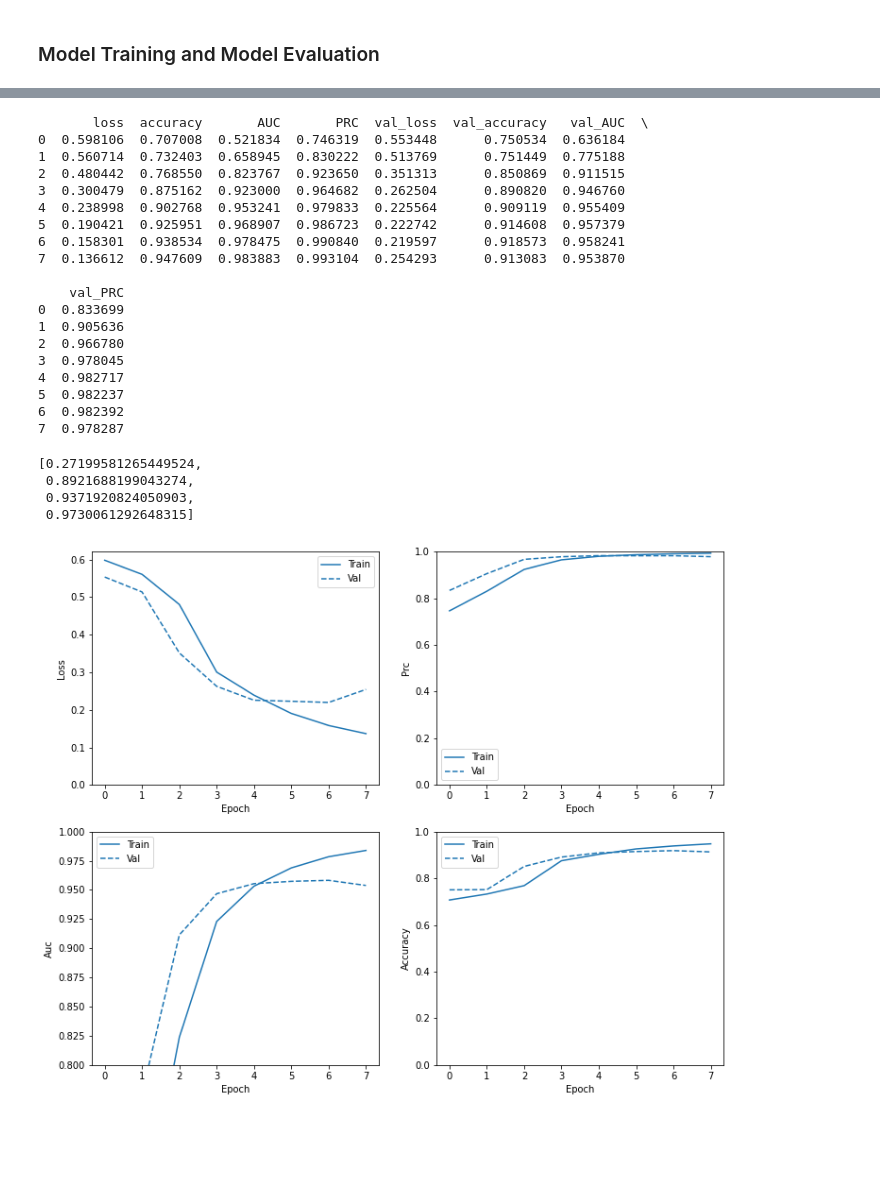
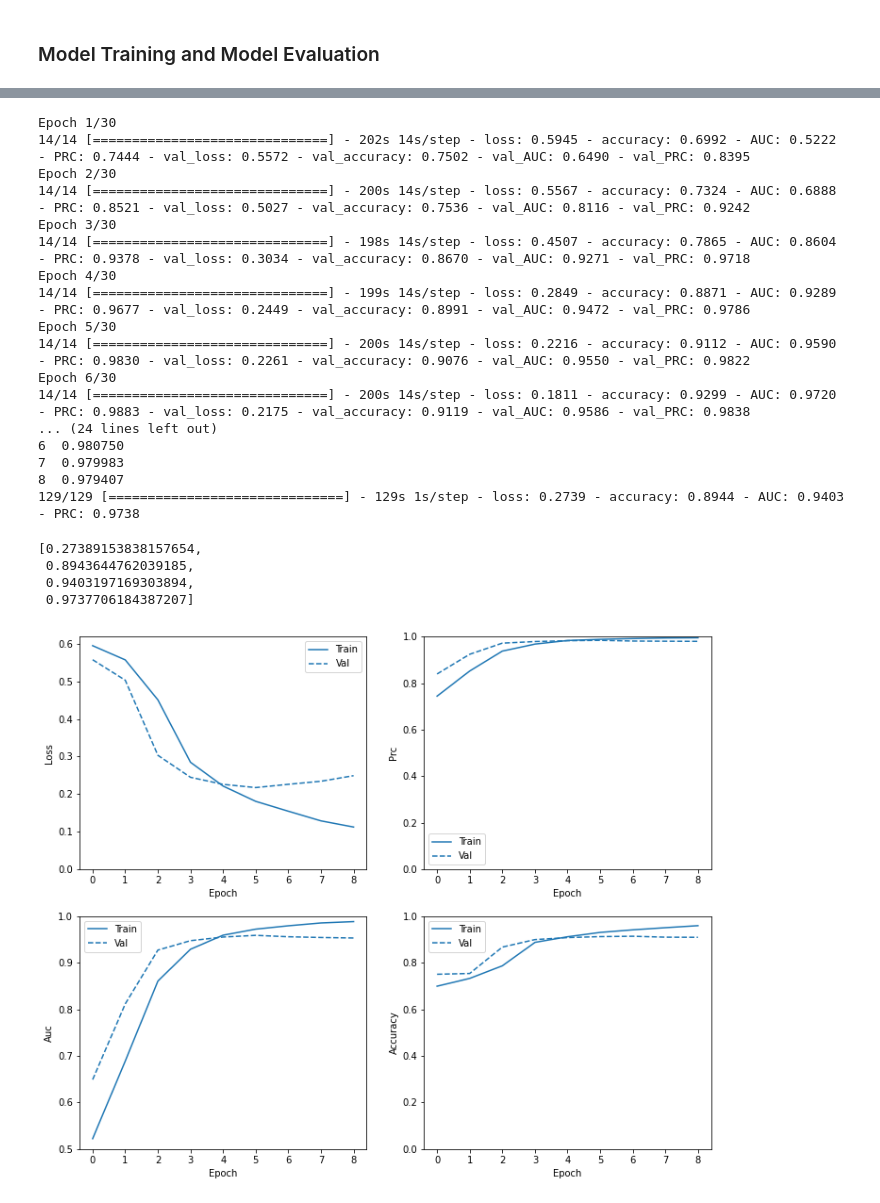
Before and after one commit to ChristineLwin/NLP, a Jupyter notebook: Hotel Review/Hotel_Review_LSTM_BidirGRU_RNN.ipynb, the cells around one changed output, grey strips where cells are left out. Saved outputs shown, nothing was run; the diff lists cells and outputs as text; code cells hidden in the pictures; blank space fills up the shorter version.

```diff
--- a/Hotel Review/Hotel_Review_LSTM_BidirGRU_RNN.ipynb
+++ b/Hotel Review/Hotel_Review_LSTM_BidirGRU_RNN.ipynb
@@ -90,10 +90,11 @@ stop_words = stopwords.words('english')
 [nltk_data]   Package stopwords is already up-to-date!
 # %%
 def preprocess(text):
-    text = re.sub(r'\d+',' ',text)
-    text = text.split()
-    text = ' '.join([w for w in text if not w.lower().strip() in stop_words])
-    return text
+    txt = text.lower()
+    txt = re.sub(r'[^a-zA-Z]',' ',txt)
+    txt = txt.split()
+    txt = ' '.join([w for w in txt if not w.lower().strip() in stop_words])
+    return txt
 # %%
 df['Review'] = df['Review'].apply(preprocess)
 # %% [markdown]
@@ -176,7 +178,7 @@ def fit_model(model, model_name):
   history = model.fit(pad_train_seq,y_train,
                     validation_split=0.2,
                     batch_size=BATCH_SIZE,epochs=EPOCH,
-                    verbose=0,
+                    verbose=1,
                     callbacks=[
                             EarlyStopping(
                             monitor='val_PRC',
@@ -204,7 +206,7 @@ def plot_metrics(history):
     if metric == 'loss':
       plt.ylim([0, plt.ylim()[1]])
     elif metric == 'AUC':
-      plt.ylim([0.8,1])
+      plt.ylim([0.5,1])
     else:
       plt.ylim([0,1])
 
@@ -265,7 +267,7 @@ gru_results
 # %%
 def build_LSTM(embedding_dim):
   model=Sequential()
-  model.add(Embedding(NWORDS,embedding_dim,input_length=MAX_SEQ_LEN))
+  model.add(Embedding(NWORDS+1,embedding_dim,input_length=MAX_SEQ_LEN))
   model.add(Dropout(0.5))
   model.add(Bidirectional(LSTM(32,return_sequences=True,recurrent_dropout=0.2)))
   model.add(Dropout(0.25))
@@ -305,33 +307,31 @@ None
 # %%
-lstmhistory = fit_model(lstmmodel,'./saved_model/lsmtmodel1.h5')
+lstmhistory = fit_model(lstmmodel,'./saved_model/lstmmodel1.h5')
 plot_metrics(lstmhistory)
-lstm_results = lstmmodel.evaluate(pad_test_seq,y_test,verbose=0)
+lstm_results = lstmmodel.evaluate(pad_test_seq,y_test,verbose=1)
 lstm_results
 # %% [output]
-       loss  accuracy       AUC       PRC  val_loss  val_accuracy   val_AUC  \
-0  0.598106  0.707008  0.521834  0.746319  0.553448      0.750534  0.636184
-1  0.560714  0.732403  0.658945  0.830222  0.513769      0.751449  0.775188
-2  0.480442  0.768550  0.823767  0.923650  0.351313      0.850869  0.911515
-3  0.300479  0.875162  0.923000  0.964682  0.262504      0.890820  0.946760
-4  0.238998  0.902768  0.953241  0.979833  0.225564      0.909119  0.955409
-5  0.190421  0.925951  0.968907  0.986723  0.222742      0.914608  0.957379
-6  0.158301  0.938534  0.978475  0.990840  0.219597      0.918573  0.958241
-7  0.136612  0.947609  0.983883  0.993104  0.254293      0.913083  0.953870
-
-    val_PRC
-0  0.833699
-1  0.905636
-2  0.966780
-3  0.978045
-4  0.982717
-5  0.982237
-6  0.982392
-7  0.978287
+Epoch 1/30
+14/14 [==============================] - 202s 14s/step - loss: 0.5945 - accuracy: 0.6992 - AUC: 0.5222 - PRC: 0.7444 - val_loss: 0.5572 - val_accuracy: 0.7502 - val_AUC: 0.6490 - val_PRC: 0.8395
+Epoch 2/30
+14/14 [==============================] - 200s 14s/step - loss: 0.5567 - accuracy: 0.7324 - AUC: 0.6888 - PRC: 0.8521 - val_loss: 0.5027 - val_accuracy: 0.7536 - val_AUC: 0.8116 - val_PRC: 0.9242
+Epoch 3/30
+14/14 [==============================] - 198s 14s/step - loss: 0.4507 - accuracy: 0.7865 - AUC: 0.8604 - PRC: 0.9378 - val_loss: 0.3034 - val_accuracy: 0.8670 - val_AUC: 0.9271 - val_PRC: 0.9718
+Epoch 4/30
+14/14 [==============================] - 199s 14s/step - loss: 0.2849 - accuracy: 0.8871 - AUC: 0.9289 - PRC: 0.9677 - val_loss: 0.2449 - val_accuracy: 0.8991 - val_AUC: 0.9472 - val_PRC: 0.9786
+Epoch 5/30
+14/14 [==============================] - 200s 14s/step - loss: 0.2216 - accuracy: 0.9112 - AUC: 0.9590 - PRC: 0.9830 - val_loss: 0.2261 - val_accuracy: 0.9076 - val_AUC: 0.9550 - val_PRC: 0.9822
+Epoch 6/30
+14/14 [==============================] - 200s 14s/step - loss: 0.1811 - accuracy: 0.9299 - AUC: 0.9720 - PRC: 0.9883 - val_loss: 0.2175 - val_accuracy: 0.9119 - val_AUC: 0.9586 - val_PRC: 0.9838
+... (24 lines left out)
+6  0.980750
+7  0.979983
+8  0.979407
+129/129 [==============================] - 129s 1s/step - loss: 0.2739 - accuracy: 0.8944 - AUC: 0.9403 - PRC: 0.9738
-[0.27199581265449524,
- 0.8921688199043274,
- 0.9371920824050903,
- 0.9730061292648315]
+[0.27389153838157654,
+ 0.8943644762039185,
+ 0.9403197169303894,
+ 0.9737706184387207]
-[figure, old version]
+[figure, new version]
 # %%
 def build_RNN(embedding_dim):
   model = Sequential()
```
Also changed, not shown: parts of 17 cells of this notebook.
